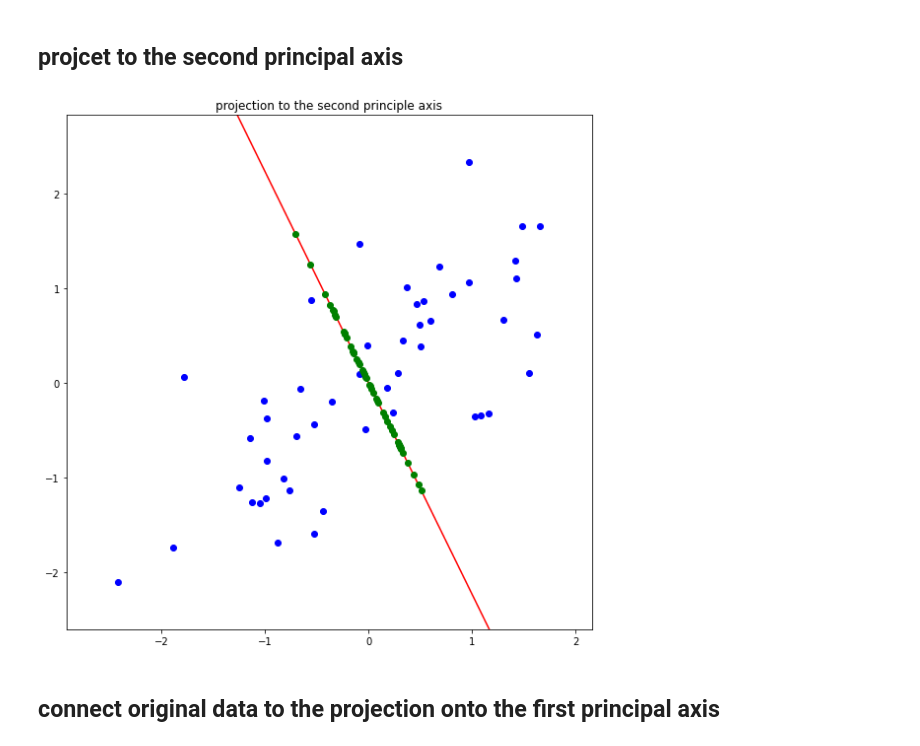
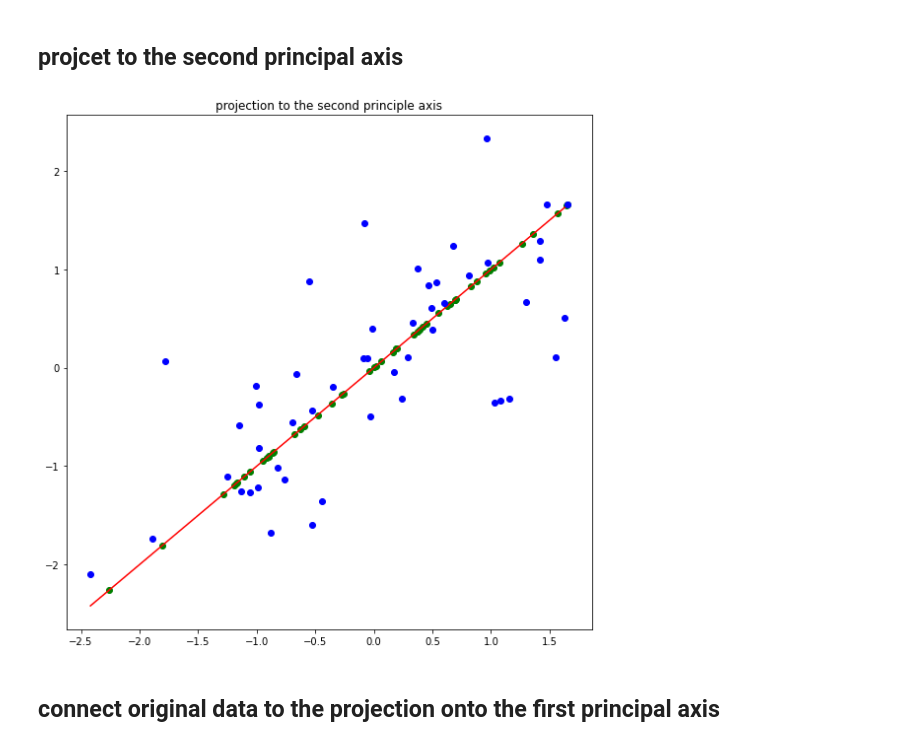
Before and after one commit to math0917/assignment-machine-learning, a Jupyter notebook: 12/assignment_12.ipynb, the cells around one changed output. Saved outputs shown, nothing was run; the diff lists cells and outputs as text; code cells hidden in the pictures.

```diff
--- a/12/assignment_12.ipynb
+++ b/12/assignment_12.ipynb
@@ -171,15 +154,14 @@ plt.show()
 # %%
 plt.figure(figsize=(8,8))
 plt.title('projection to the second principle axis')
-# ===================================================
-# fill up the blank
-#
-#
-# ===================================================
+plt.plot(xx1,yy2,'r-')
+proj = compute_projection_onto_line(data,eigen_vector[1])
+plt.scatter(proj.T[0],proj.T[1],color = 'green', marker= 'o')
+plt.plot(Z_x,Z_y,'bo')
 plt.tight_layout()
 plt.show()
 # %% [output]
-[figure, old version]
+[figure, new version]
 # %% [markdown]
 ## connect original data to the projection onto the first principal axis
 # %%
```
Also changed, not shown: parts of 1 cell of this notebook.
